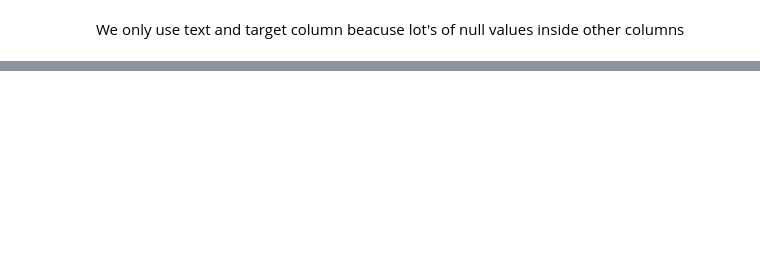
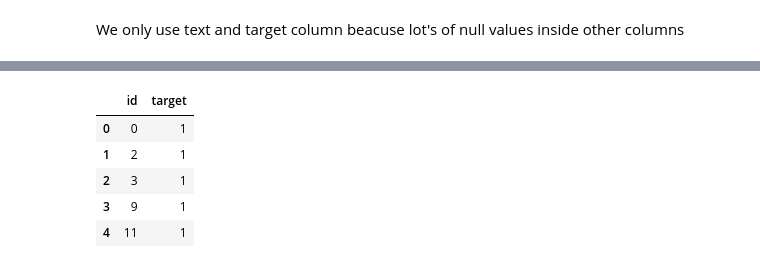
Before and after one commit to Meserat/NLP-Disaster-Tweets, a Jupyter notebook: nlp-disaster-tweets.ipynb, the cells around one changed output, grey strips where cells are left out. Drawn from its saved outputs; the diff is of its cells as text; code cells hidden in the pictures; blank space fills up the shorter version.

```diff
--- a/nlp-disaster-tweets.ipynb
+++ b/nlp-disaster-tweets.ipynb
@@ -461,0 +268,24 @@ Accuracy : 0.81483913328956
+# %%
+# Models
+model=LogisticRegression()
+# fitting model
+model.fit(X_train, y_train)
+# Evaluate Random forest model
+
+# Predict on validation set
+y_pred = model.predict(X_val)
+accuracy = accuracy_score(y_val, y_pred)
+print(f"Accuracy: {accuracy:.2f}")
+
+report = classification_report(y_val, y_pred)
+print("Report:\n", report)
+# Predict on test set
+X_test = vectorizer.transform(test_data["text"])
+test_predictions = model.predict(X_test)
+# Confusion matrtix
+confusion_matrix = metrics.confusion_matrix(y_val, y_pred)
+
+cm_display = metrics.ConfusionMatrixDisplay(confusion_matrix = confusion_matrix, display_labels = [False, True])
+
+cm_display.plot()
+plt.show()
@@ -461,0 +304,13 @@ Accuracy : 0.81483913328956
+# %%
+# Create submission file
+submission = pd.DataFrame({"id": test_data["id"], "target": test_predictions})
+submission.to_csv("submission.csv", index=False)
+# %%
+submission.head()
+# %% [output]
+|  | id | target |
+| 0 | 0 | 1 |
+| 1 | 2 | 1 |
+| 2 | 3 | 1 |
+| 3 | 9 | 1 |
+| 4 | 11 | 1 |
```
Also changed, not shown: parts of 45 cells of this notebook.
